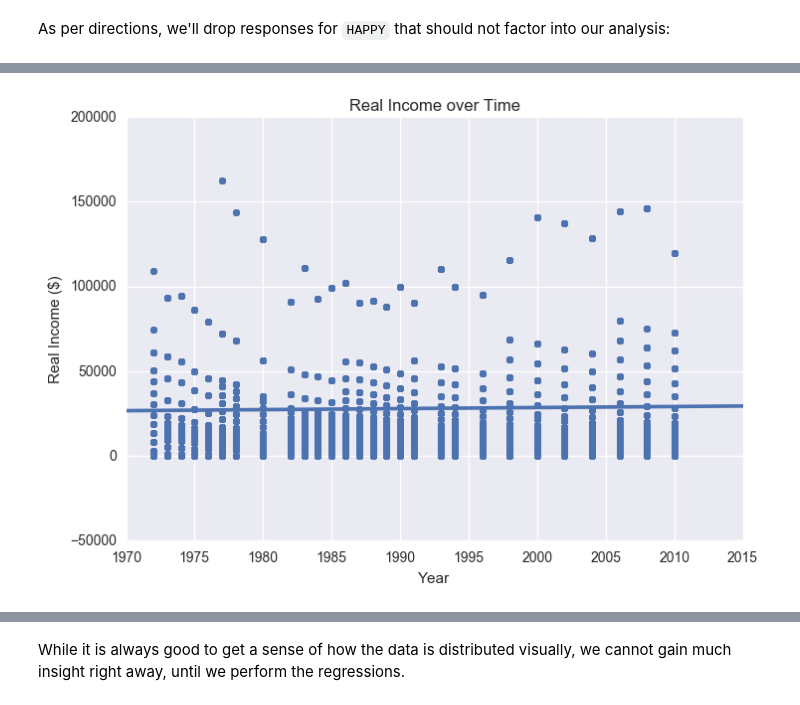
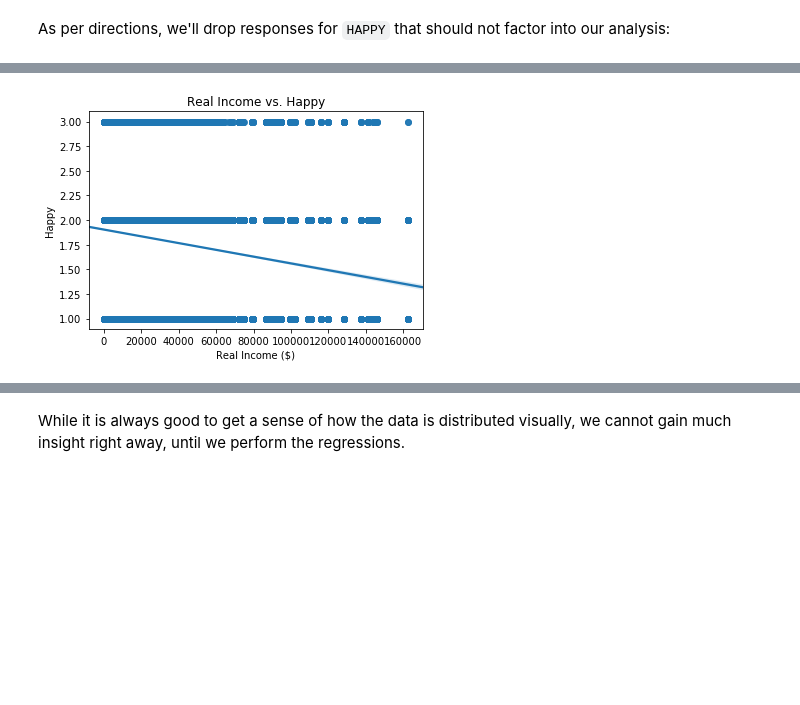
Before and after one commit to ds-modules/ENVECON-100, a Jupyter notebook: regression/Regression-Exercise.ipynb, the cells around one changed output, grey strips where cells are left out. Drawn from its saved outputs; the diff is of its cells as text; code cells hidden in the pictures; blank space fills up the shorter version.

```diff
--- a/regression/Regression-Exercise.ipynb
+++ b/regression/Regression-Exercise.ipynb
@@ -71,12 +120,8 @@ plt.show()
 # %%
-realinc = happy_data["REALINC"]
-happiness = happy_data["HAPPY"]
-
-sns.regplot(years, realinc)
-plt.title("Real Income over Time")
-plt.xlabel("Year")
-plt.ylabel("Real Income ($)")
-plt.xlim(1970, 2015)
+sns.regplot(happy_data["REALINC"], happy_data["HAPPY"])
+plt.title("Real Income vs. Happy")
+plt.xlabel("Real Income ($)")
+plt.ylabel("Happy")
 plt.show()
 # %% [output]
-[figure, old version]
+[figure, new version]
```
Also changed, not shown: parts of 36 cells of this notebook.
